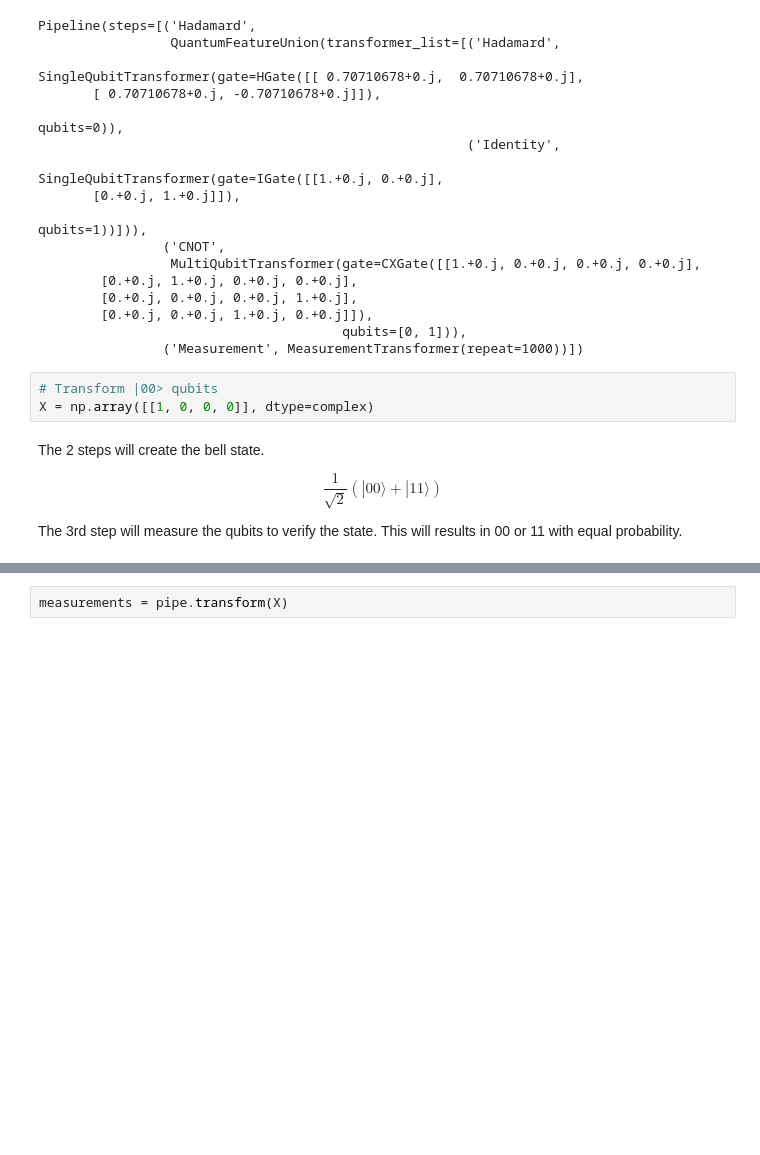
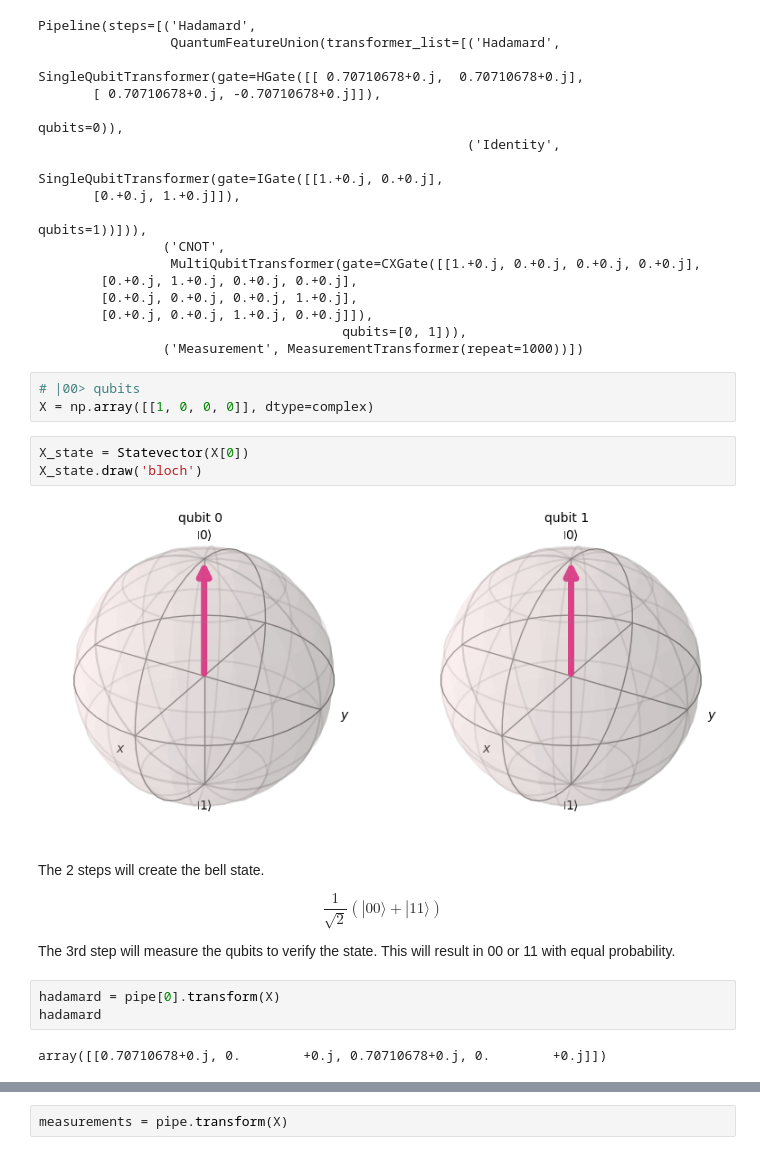
Before and after one commit to CarloLepelaars/skq, a Jupyter notebook: nbs/bell_state.ipynb, the cells around one changed output, grey strips where cells are left out. Saved outputs shown, nothing was run; the diff lists cells and outputs as text; blank space fills up the shorter version.

```diff
--- a/nbs/bell_state.ipynb
+++ b/nbs/bell_state.ipynb
@@ -49,12 +50,22 @@ Pipeline(steps=[('Hadamard',
                                        qubits=[0, 1])),
                 ('Measurement', MeasurementTransformer(repeat=1000))])
 # %%
-# Transform |00> qubits
+# |00> qubits
 X = np.array([[1, 0, 0, 0]], dtype=complex)
+# %%
+X_state = Statevector(X[0])
+X_state.draw('bloch')
+# %% [output]
+[figure, added]
 # %% [markdown]
 The 2 steps will create the bell state.
 
 $$\frac{1}{\sqrt{2}}(|00\rangle + |11\rangle)$$
 
-The 3rd step will measure the qubits to verify the state. This will results in 00 or 11 with equal probability.
+The 3rd step will measure the qubits to verify the state. This will result in 00 or 11 with equal probability.
+# %%
+hadamard = pipe[0].transform(X)
+hadamard
+# %% [output]
+array([[0.70710678+0.j, 0.        +0.j, 0.70710678+0.j, 0.        +0.j]])
 # %%
```
Also changed, not shown: parts of 8 cells of this notebook, 7 other files.
